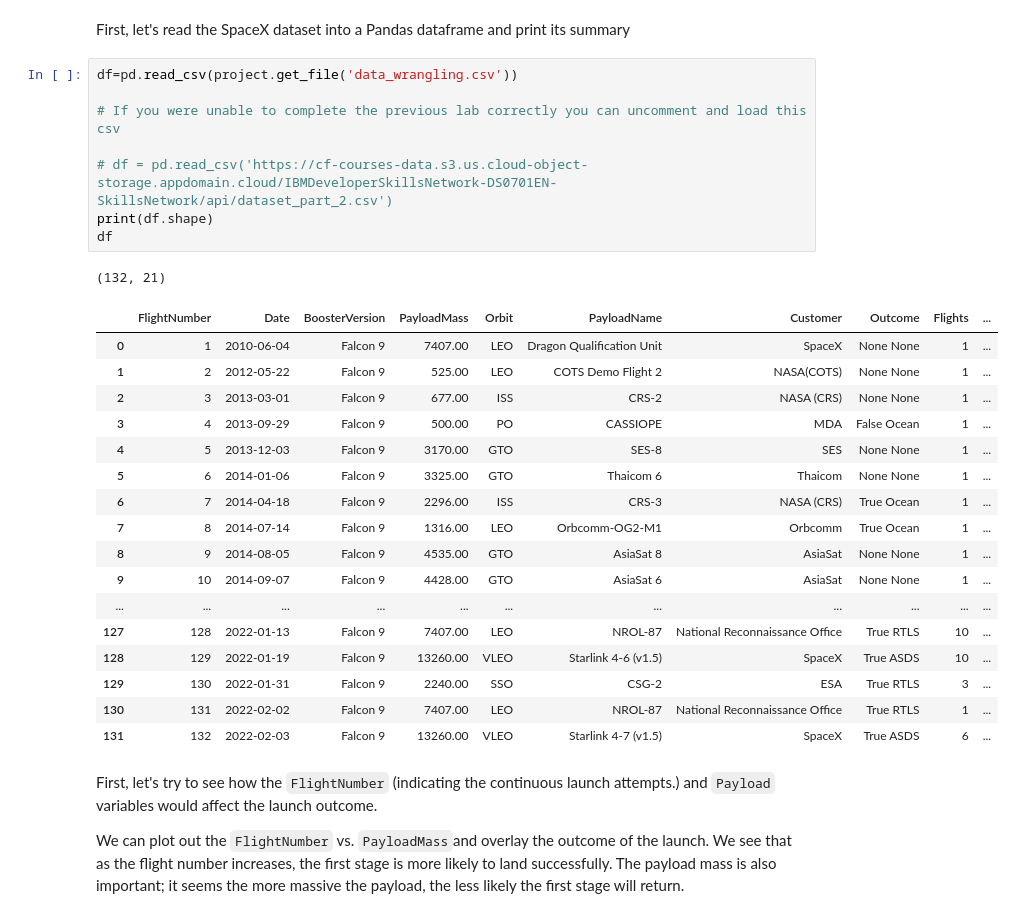
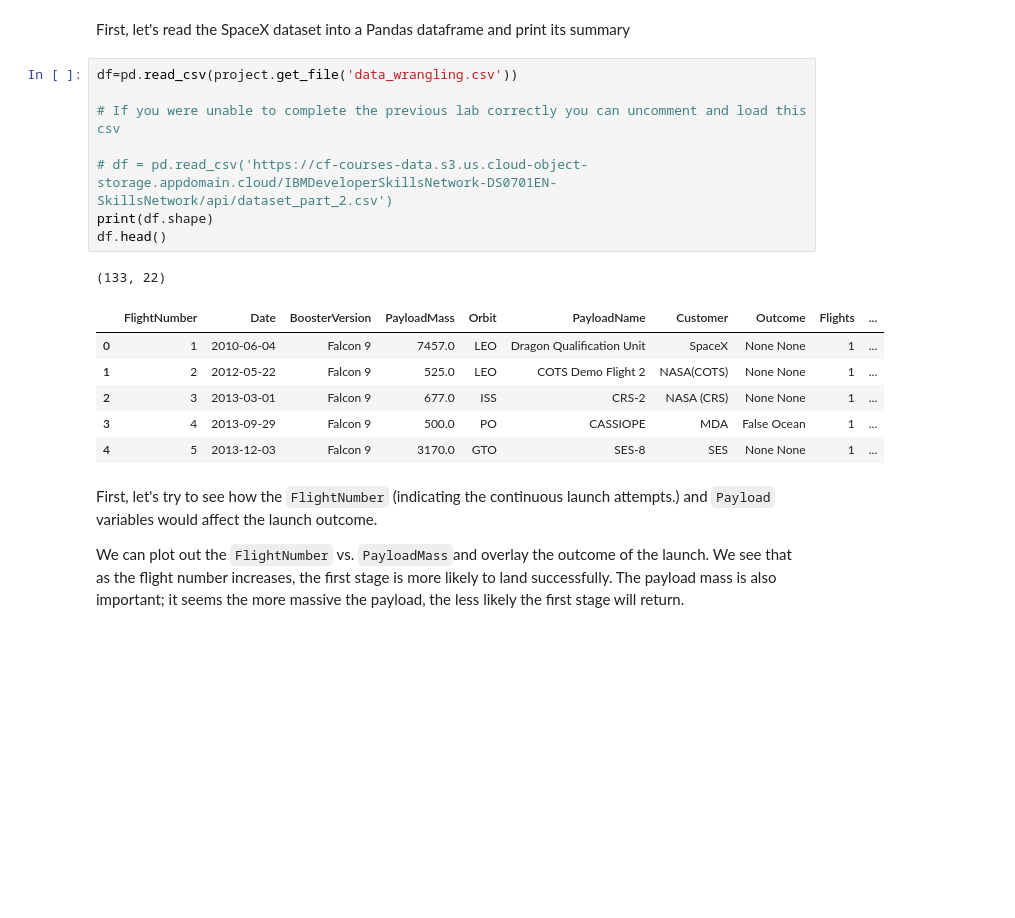
Before and after one commit to amroca79/IBM-Applied-Data-Science-Capstone, a Jupyter notebook: Visualization Analysis and Feature Engineering.ipynb, the cells around one changed output. Saved outputs shown, nothing was run; the diff lists cells and outputs as text; blank space fills up the shorter version.

```diff
--- a/Visualization Analysis and Feature Engineering.ipynb
+++ b/Visualization Analysis and Feature Engineering.ipynb
@@ -55,30 +55,19 @@ First, let's read the SpaceX dataset into a Pandas dataframe and print its summa
 # %%
 df=pd.read_csv(project.get_file('data_wrangling.csv'))
 
 # If you were unable to complete the previous lab correctly you can uncomment and load this csv
 
 # df = pd.read_csv('https://cf-courses-data.s3.us.cloud-object-storage.appdomain.cloud/IBMDeveloperSkillsNetwork-DS0701EN-SkillsNetwork/api/dataset_part_2.csv')
 print(df.shape)
-df
+df.head()
 # %% [output]
-(132, 21)
+(133, 22)
 |  | FlightNumber | Date | BoosterVersion | PayloadMass | Orbit | PayloadName | Customer | Outcome | Flights | ... |
-| 0 | 1 | 2010-06-04 | Falcon 9 | 7407.00 | LEO | Dragon Qualification Unit | SpaceX | None None | 1 | ... |
-| 1 | 2 | 2012-05-22 | Falcon 9 | 525.00 | LEO | COTS Demo Flight 2 | NASA(COTS) | None None | 1 | ... |
-| 2 | 3 | 2013-03-01 | Falcon 9 | 677.00 | ISS | CRS-2 | NASA (CRS) | None None | 1 | ... |
-| 3 | 4 | 2013-09-29 | Falcon 9 | 500.00 | PO | CASSIOPE | MDA | False Ocean | 1 | ... |
-| 4 | 5 | 2013-12-03 | Falcon 9 | 3170.00 | GTO | SES-8 | SES | None None | 1 | ... |
-| 5 | 6 | 2014-01-06 | Falcon 9 | 3325.00 | GTO | Thaicom 6 | Thaicom | None None | 1 | ... |
-| 6 | 7 | 2014-04-18 | Falcon 9 | 2296.00 | ISS | CRS-3 | NASA (CRS) | True Ocean | 1 | ... |
-| 7 | 8 | 2014-07-14 | Falcon 9 | 1316.00 | LEO | Orbcomm-OG2-M1 | Orbcomm | True Ocean | 1 | ... |
-| 8 | 9 | 2014-08-05 | Falcon 9 | 4535.00 | GTO | AsiaSat 8 | AsiaSat | None None | 1 | ... |
-| 9 | 10 | 2014-09-07 | Falcon 9 | 4428.00 | GTO | AsiaSat 6 | AsiaSat | None None | 1 | ... |
-| ... | ... | ... | ... | ... | ... | ... | ... | ... | ... | ... |
-| 127 | 128 | 2022-01-13 | Falcon 9 | 7407.00 | LEO | NROL-87 | National Reconnaissance Office | True RTLS | 10 | ... |
-| 128 | 129 | 2022-01-19 | Falcon 9 | 13260.00 | VLEO | Starlink 4-6 (v1.5) | SpaceX | True ASDS | 10 | ... |
-| 129 | 130 | 2022-01-31 | Falcon 9 | 2240.00 | SSO | CSG-2 | ESA | True RTLS | 3 | ... |
-| 130 | 131 | 2022-02-02 | Falcon 9 | 7407.00 | LEO | NROL-87 | National Reconnaissance Office | True RTLS | 1 | ... |
-| 131 | 132 | 2022-02-03 | Falcon 9 | 13260.00 | VLEO | Starlink 4-7 (v1.5) | SpaceX | True ASDS | 6 | ... |
+| 0 | 1 | 2010-06-04 | Falcon 9 | 7457.0 | LEO | Dragon Qualification Unit | SpaceX | None None | 1 | ... |
+| 1 | 2 | 2012-05-22 | Falcon 9 | 525.0 | LEO | COTS Demo Flight 2 | NASA(COTS) | None None | 1 | ... |
+| 2 | 3 | 2013-03-01 | Falcon 9 | 677.0 | ISS | CRS-2 | NASA (CRS) | None None | 1 | ... |
+| 3 | 4 | 2013-09-29 | Falcon 9 | 500.0 | PO | CASSIOPE | MDA | False Ocean | 1 | ... |
+| 4 | 5 | 2013-12-03 | Falcon 9 | 3170.0 | GTO | SES-8 | SES | None None | 1 | ... |
 # %% [markdown]
 First, let's try to see how the `FlightNumber` (indicating the continuous launch attempts.) and `Payload` variables would affect the launch outcome.
 
```
Also changed, not shown: parts of 14 cells of this notebook.
